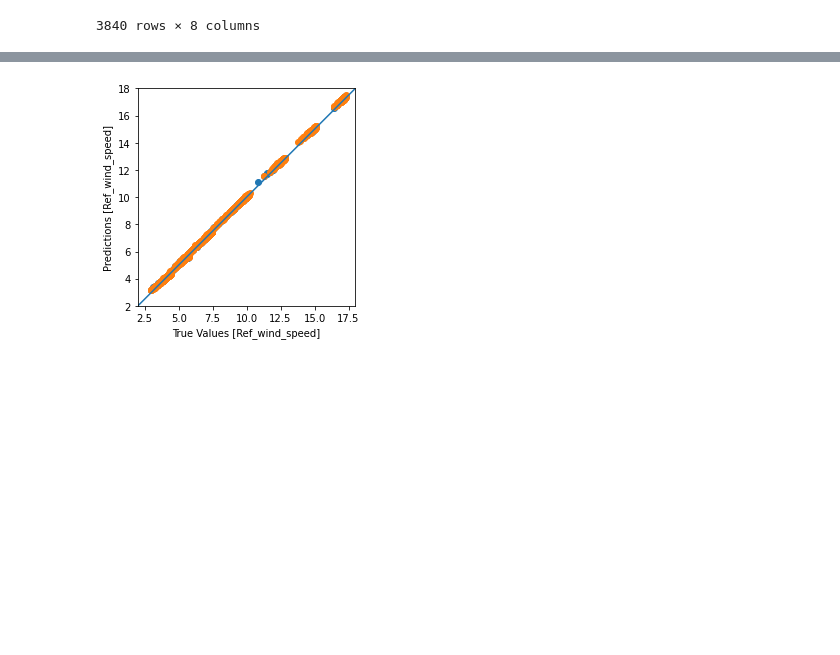
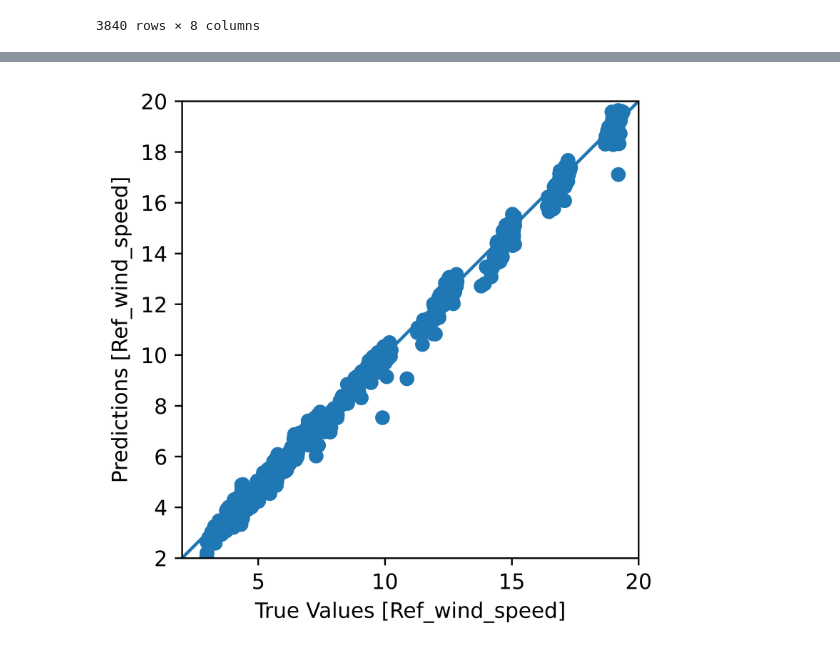
Before and after one commit to muhammedsogut/windfarm_modelling, a Jupyter notebook: model_notebooks/Neural_network/Neural_network _multi_speed.ipynb, the cells around one changed output, grey strips where cells are left out. Saved outputs shown, nothing was run; the diff lists cells and outputs as text; code cells hidden in the pictures; blank space fills up the shorter version.

```diff
--- a/model_notebooks/Neural_network/Neural_network _multi_speed.ipynb
+++ b/model_notebooks/Neural_network/Neural_network _multi_speed.ipynb
@@ -85,18 +65,18 @@ Gs
 # %%
-Gs = {"Siemens": [{"type":"G2", "turbine":"Siemens","eta":4.25387599, "offset": 1.0151402},
-                  {"type":"G4", "elements":"Siemens","eta":2.56450515, "gamma":8.04475192},
-                  {"type":"G6", "elements":"Siemens","eta":2.33043463, "gamma": 0.50753377}
-                 ]}
+# Gs = {"Siemens": [{"type":"G2", "turbine":"Siemens","eta":4.25387599, "offset": 1.0151402},
+#                   {"type":"G4", "elements":"Siemens","eta":2.56450515, "gamma":8.04475192},
+#                   {"type":"G6", "elements":"Siemens","eta":2.33043463, "gamma": 0.50753377}
+#                  ]}
 # %%
-Gs = {"Siemens": [{"type":"G2", "turbine":"Siemens","eta":3.24310834, "offset": 1.9817547},
-                  {"type":"G4", "elements":"Siemens","eta":2.48579287, "gamma":12.39114317},
-                  {"type":"G6", "elements":"Siemens","eta":1.27537145, "gamma": 0.2110151}
-                 ]}
+#Gs = {"Siemens": [{"type":"G2", "turbine":"Siemens","eta":3.24310834, "offset": 1.9817547},
+#                  {"type":"G4", "elements":"Siemens","eta":2.48579287, "gamma":12.39114317},
+#                  {"type":"G6", "elements":"Siemens","eta":1.27537145, "gamma": 0.2110151}
+#                 ]}
 # %%
 nl=desc.NeighborlistCalculator(cutoff=4001,cone_grad=0.12582561117875557, cone_offset=72.24947126849844)
 finpr=desc.FingerprintCalculator(cutoff=4001,Gs=Gs,Rct=3000,delta_R=100,cone_grad=0.12582561117875557, cone_offset=72.24947126849844)
 count=0
-dataset_fp=np.empty(shape=(0, 3))#len(Gs)))
+dataset_fp=np.empty(shape=(0, len(Gs)))
 dataset_rws=np.empty(shape=(0, 1))
 dataset_ws=np.empty(shape=(0, 1))
 dataset_pos=np.empty(shape=(0, 2))
@@ -169,5 +149,5 @@ _________________________________________________________________
 history = dnn_model.fit(
     train_features, train_labels,
     validation_split=0.2,
-    verbose=0, epochs=120)
+    verbose=0, epochs=20)
 # %% [output]
@@ -180,21 +160,24 @@ plot_loss(history)
 # %%
 test_predictions = dnn_model.predict(test_features).flatten()
 train_predictions = dnn_model.predict(train_features).flatten()
+all_predictions = dnn_model.predict(all_features).flatten()
 #test_predictions_0 = dnn_model.predict(test_features["Fingerprint(G2)"]==0).flatten()
 #train_predictions_0 = dnn_model.predict(train_features["Fingerprint(G2)"]==0).flatten()
+plt.figure(dpi=1200)
 a = plt.axes(aspect='equal')
-plt.scatter(test_labels, test_predictions)#,c=test_features["Fingerprint(G2)"])
-plt.scatter(train_labels, train_predictions)#,c=train_features["Fingerprint(G2)"])
+#plt.scatter(test_labels, test_predictions)#,c=test_features["Fingerprint(G2)"])
+#plt.scatter(train_labels, train_predictions)#,c=train_features["Fingerprint(G2)"])
+plt.scatter(all_labels, all_predictions)
 plt.xlabel('True Values [Ref_wind_speed]')
 plt.ylabel('Predictions [Ref_wind_speed]')
 #cbar=plt.colorbar()
 #cbar.set_label('Fingerprint(G2)')
-lims = [2, 18]
+lims = [2, 20]
 plt.xlim(lims)
 plt.ylim(lims)
 _ = plt.plot(lims, lims)
 # %% [output]
-[figure, old version]
+[figure, new version]
 # %%
 all_predictions = dnn_model.predict(all_features).flatten()
 a = plt.axes
```
Also changed, not shown: parts of 20 cells of this notebook, 4 other files.
